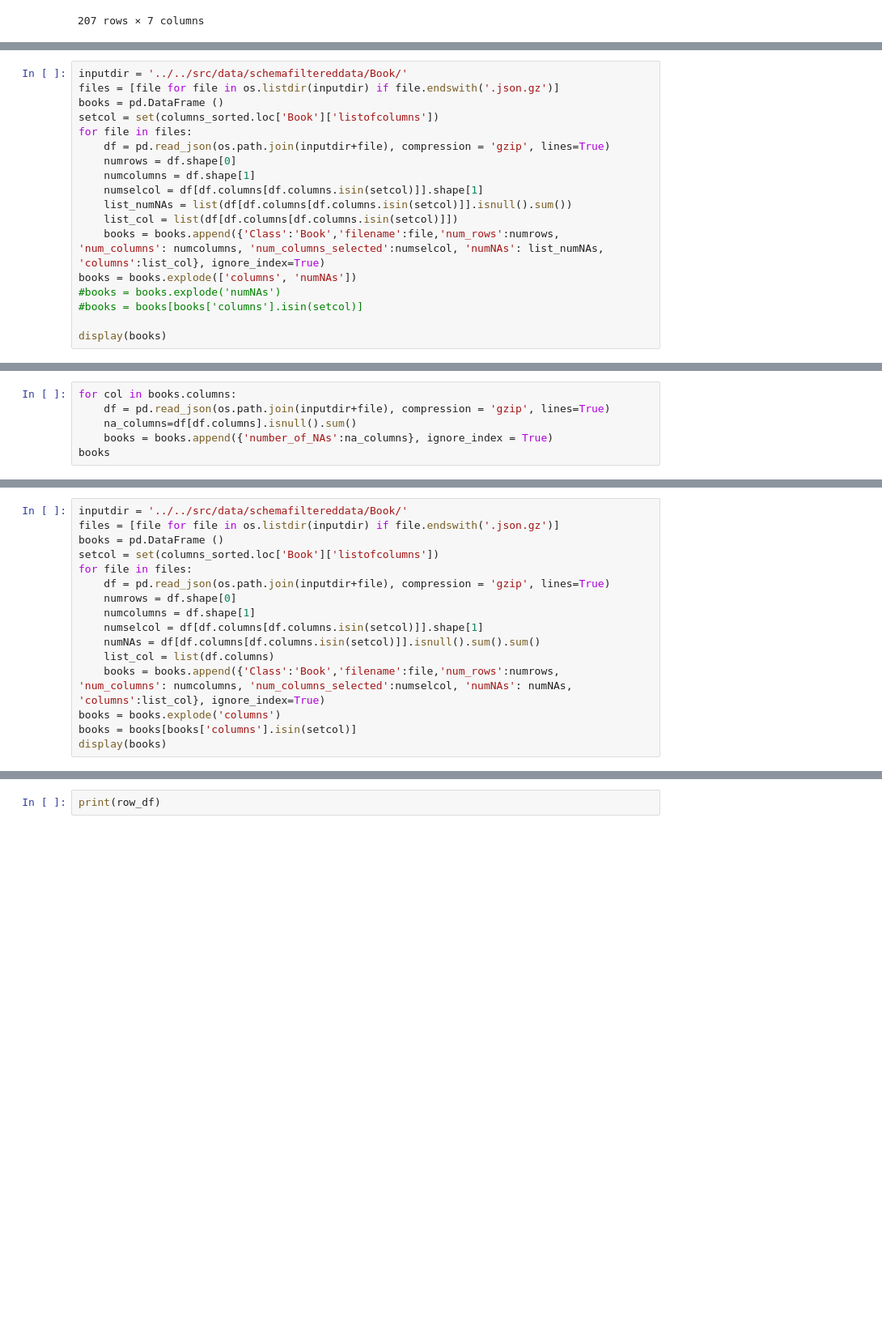
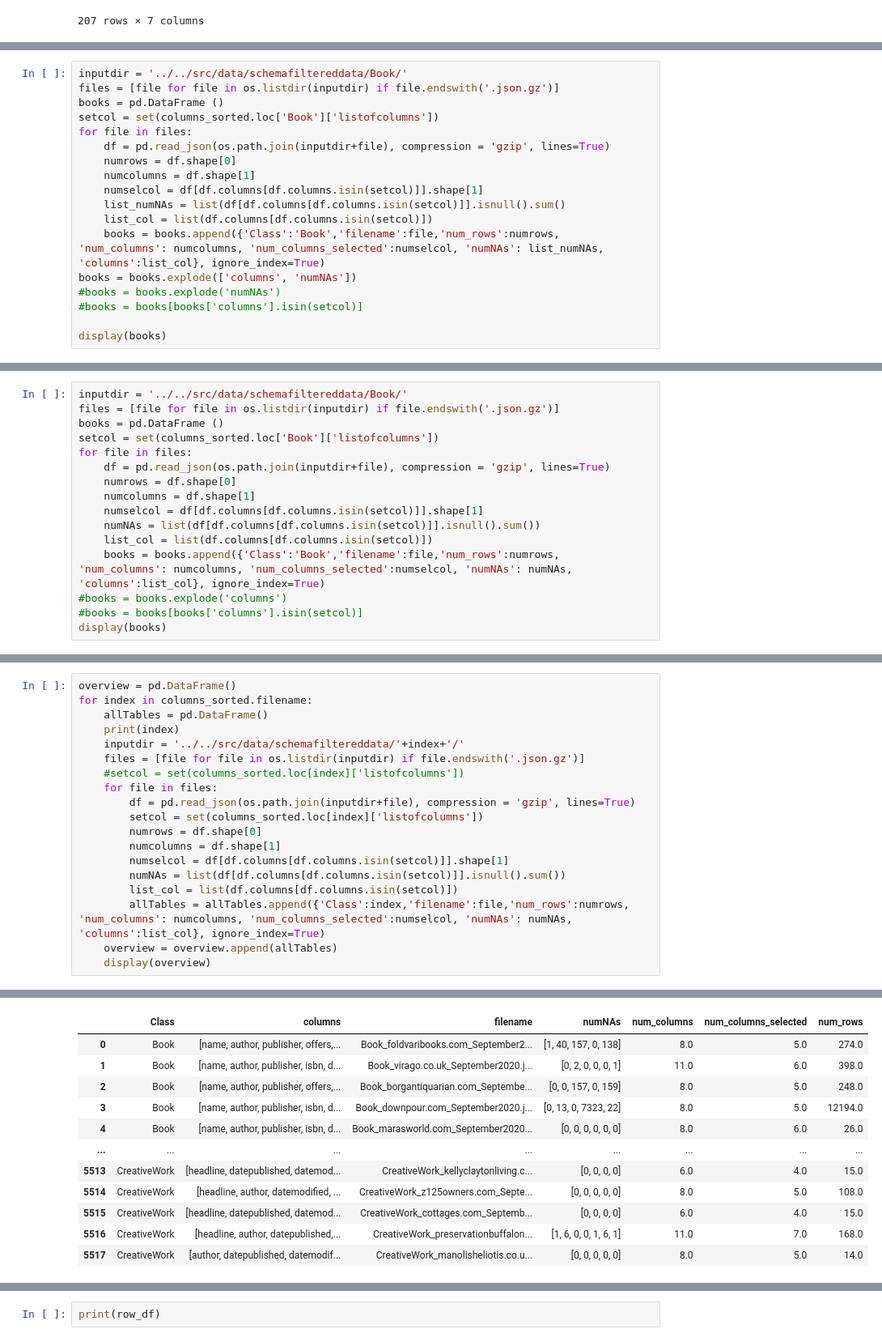
Before and after one commit to NiklasSabel/data_integration_using_deep_learning, a Jupyter notebook: notebooks/Schema/filter_tables_jh.ipynb, the cells around one changed output, grey strips where cells are left out. Shown at 81% size. Cells and saved outputs as stored; diff of their text form; blank space fills up the shorter version.

```diff
--- a/notebooks/Schema/filter_tables_jh.ipynb
+++ b/notebooks/Schema/filter_tables_jh.ipynb
@@ -64,8 +64,8 @@ for file in files:
     numrows = df.shape[0]
     numcolumns = df.shape[1]
     numselcol = df[df.columns[df.columns.isin(setcol)]].shape[1]
-    list_numNAs = list(df[df.columns[df.columns.isin(setcol)]].isnull().sum())
-    list_col = list(df[df.columns[df.columns.isin(setcol)]])
+    list_numNAs = list(df[df.columns[df.columns.isin(setcol)]].isnull().sum()
+    list_col = list(df.columns[df.columns.isin(setcol)])
     books = books.append({'Class':'Book','filename':file,'num_rows':numrows, 'num_columns': numcolumns, 'num_columns_selected':numselcol, 'numNAs': list_numNAs, 'columns':list_col}, ignore_index=True)
 books = books.explode(['columns', 'numNAs'])
 #books = books.explode('numNAs')
@@ -130,6 +83,0 @@ together
-# %%
-for col in books.columns:
-    df = pd.read_json(os.path.join(inputdir+file), compression = 'gzip', lines=True)
-    na_columns=df[df.columns].isnull().sum()
-    books = books.append({'number_of_NAs':na_columns}, ignore_index = True)
-books
@@ -209,11 +111,11 @@ for file in files:
     numrows = df.shape[0]
     numcolumns = df.shape[1]
     numselcol = df[df.columns[df.columns.isin(setcol)]].shape[1]
-    numNAs = df[df.columns[df.columns.isin(setcol)]].isnull().sum().sum()
-    list_col = list(df.columns)
+    numNAs = list(df[df.columns[df.columns.isin(setcol)]].isnull().sum())
+    list_col = list(df.columns[df.columns.isin(setcol)])
     books = books.append({'Class':'Book','filename':file,'num_rows':numrows, 'num_columns': numcolumns, 'num_columns_selected':numselcol, 'numNAs': numNAs, 'columns':list_col}, ignore_index=True)
-books = books.explode('columns')
-books = books[books['columns'].isin(setcol)]
+#books = books.explode('columns')
+#books = books[books['columns'].isin(setcol)]
 display(books)
 # %% [output]
 |  | Class | columns | filename | numNAs | num_columns | num_columns_selected | num_rows |
@@ -255,0 +142,20 @@ books
+# %%
+overview = pd.DataFrame()
+for index in columns_sorted.filename:
+    allTables = pd.DataFrame()
+    print(index)
+    inputdir = '../../src/data/schemafiltereddata/'+index+'/'
+    files = [file for file in os.listdir(inputdir) if file.endswith('.json.gz')]
+    #setcol = set(columns_sorted.loc[index]['listofcolumns'])
+    for file in files:
+        df = pd.read_json(os.path.join(inputdir+file), compression = 'gzip', lines=True)
+        setcol = set(columns_sorted.loc[index]['listofcolumns'])
+        numrows = df.shape[0]
+        numcolumns = df.shape[1]
+        numselcol = df[df.columns[df.columns.isin(setcol)]].shape[1]
+        numNAs = list(df[df.columns[df.columns.isin(setcol)]].isnull().sum())
+        list_col = list(df.columns[df.columns.isin(setcol)])
+        allTables = allTables.append({'Class':index,'filename':file,'num_rows':numrows, 'num_columns': numcolumns, 'num_columns_selected':numselcol, 'numNAs': numNAs, 'columns':list_col}, ignore_index=True)
+    overview = overview.append(allTables)
+    display(overview)
+# %% [output]
@@ -255,0 +177,12 @@ books
+|  | Class | columns | filename | numNAs | num_columns | num_columns_selected | num_rows |
+| 0 | Book | [name, author, publisher, offers,... | Book_foldvaribooks.com_September2... | [1, 40, 157, 0, 138] | 8.0 | 5.0 | 274.0 |
+| 1 | Book | [name, author, publisher, isbn, d... | Book_virago.co.uk_September2020.j... | [0, 2, 0, 0, 0, 1] | 11.0 | 6.0 | 398.0 |
+| 2 | Book | [name, author, publisher, offers,... | Book_borgantiquarian.com_Septembe... | [0, 0, 157, 0, 159] | 8.0 | 5.0 | 248.0 |
+| 3 | Book | [name, author, publisher, isbn, d... | Book_downpour.com_September2020.j... | [0, 13, 0, 7323, 22] | 8.0 | 5.0 | 12194.0 |
+| 4 | Book | [name, author, publisher, isbn, d... | Book_marasworld.com_September2020... | [0, 0, 0, 0, 0, 0] | 8.0 | 6.0 | 26.0 |
+| ... | ... | ... | ... | ... | ... | ... | ... |
+| 5513 | CreativeWork | [headline, datepublished, datemod... | CreativeWork_kellyclaytonliving.c... | [0, 0, 0, 0] | 6.0 | 4.0 | 15.0 |
+| 5514 | CreativeWork | [headline, author, datemodified, ... | CreativeWork_z125owners.com_Septe... | [0, 0, 0, 0, 0] | 8.0 | 5.0 | 108.0 |
+| 5515 | CreativeWork | [headline, datepublished, datemod... | CreativeWork_cottages.com_Septemb... | [0, 0, 0, 0] | 6.0 | 4.0 | 15.0 |
+| 5516 | CreativeWork | [headline, author, datepublished,... | CreativeWork_preservationbuffalon... | [1, 6, 0, 0, 1, 6, 1] | 11.0 | 7.0 | 168.0 |
+| 5517 | CreativeWork | [author, datepublished, datemodif... | CreativeWork_manolisheliotis.co.u... | [0, 0, 0, 0, 0] | 8.0 | 5.0 | 14.0 |
```
Also changed, not shown: parts of 22 cells of this notebook, 4 other files.
